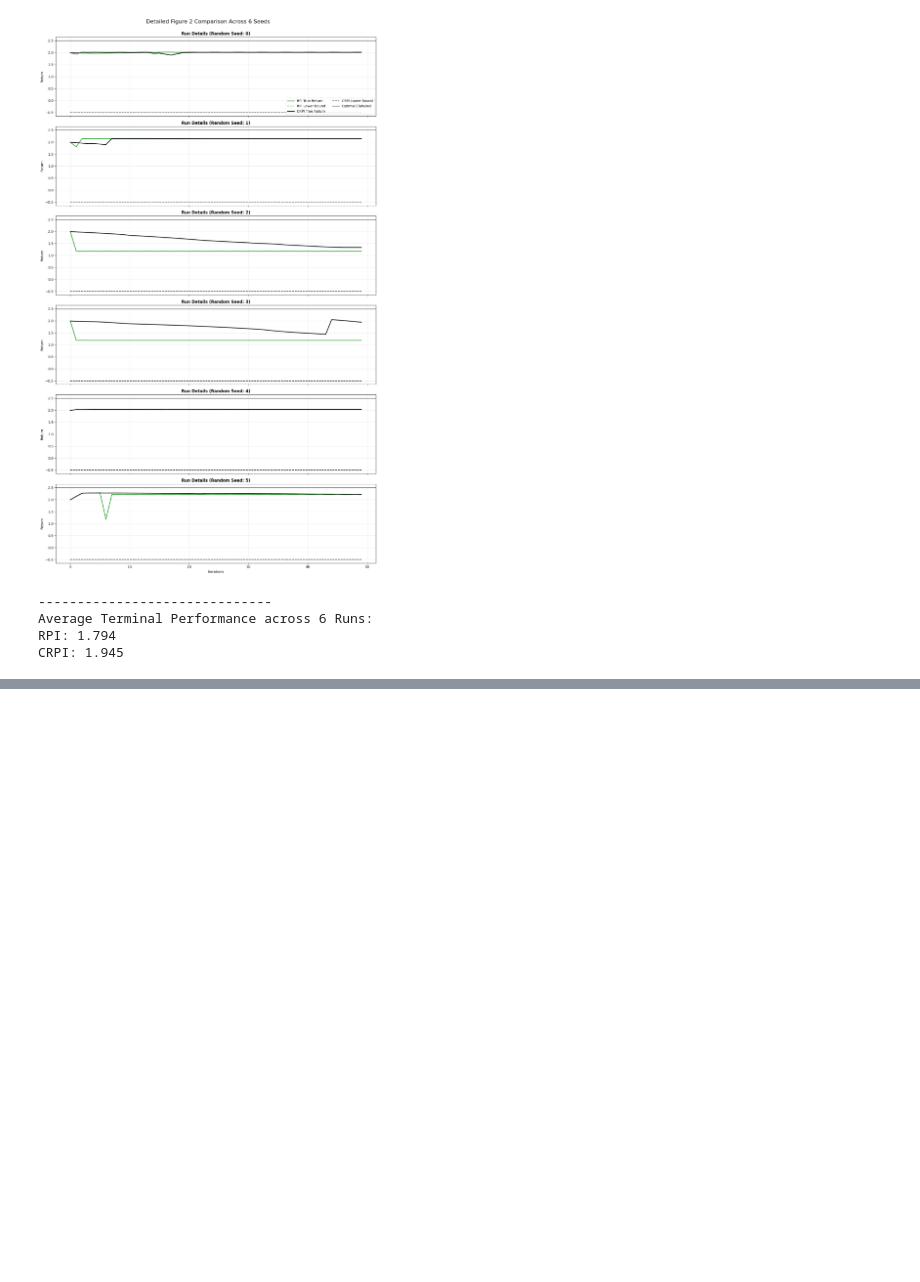
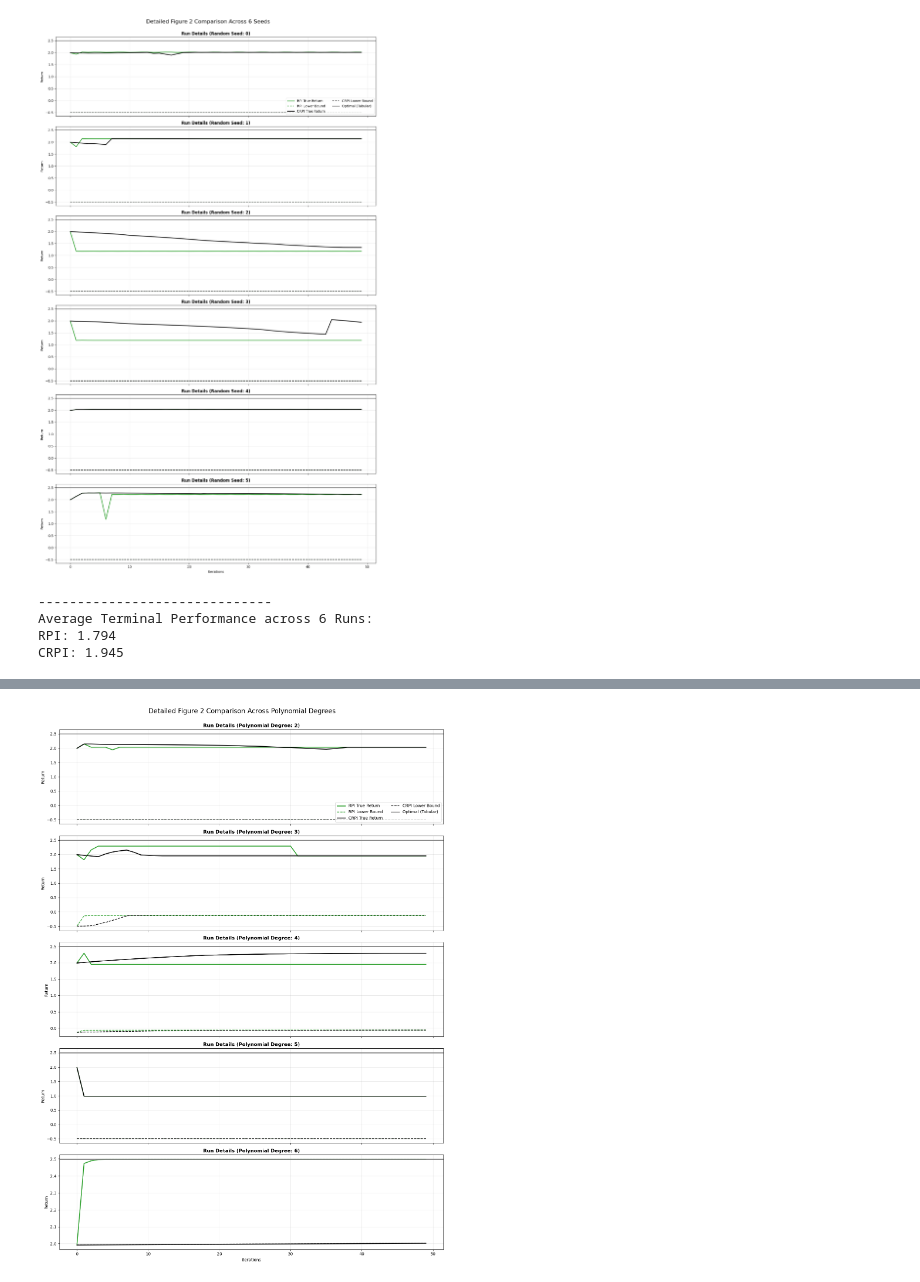
Before and after one commit to MrudaniPimpalkhare/TabularRL_DiscountFactors, a Jupyter notebook: optimal_stopping.ipynb, the cells around one changed output, grey strips where cells are left out. Drawn from its saved outputs; the diff is of its cells as text; code cells hidden in the pictures; blank space fills up the shorter version.

Commit message:
Switched to SCS, and also ran optimal_stopping with polynomial_fa

```diff
--- a/optimal_stopping.ipynb
+++ b/optimal_stopping.ipynb
@@ -223,3 +319,77 @@ CRPI Iteration 50/50 | alpha_k = 0.1781
 Average Terminal Performance across 6 Runs:
 RPI: 1.794
 CRPI: 1.945
+# %%
+# --- CELL 3 (Modified for Polynomial Degrees) ---
+degrees = [2, 3, 4, 5, 6]
+n_degrees = len(degrees)
+
+# Store metrics for output
+rpi_terminals = []
+crpi_terminals = []
+
+# Create a grid of stacked subplots based on the number of degrees
+fig, axes = plt.subplots(n_degrees, 1, figsize=(14, 4 * n_degrees), sharex=True)
+fig.suptitle(f"Detailed Figure 2 Comparison Across Polynomial Degrees", fontsize=16)
+
+print(f"Running {n_degrees} detailed runs with varying polynomial degrees. This will take a moment...")
+
+# -- Fixed Base Feature Generation --
+# Generate base features once so the comparison across degrees is fair
+np.random.seed(42)
+# Note: Ensure 'SA' and 'd_features' (raw feature count) are defined in your notebook
+Phi_raw = np.random.uniform(1, 5, size=(SA, d_features))
+
+# Loop through each degree to train and plot immediately
+for i, deg in enumerate(degrees):
+    ax = axes[i]  # Get the current subplot
+
+    # -- 1. Train RPI --
+    # Use PolynomialFA with the current degree
+    rpi_agent = RPI(env, PolynomialFA(Phi_raw, degree=deg), gamma, iters)
+    _, _, rpi_hist = rpi_agent.train(track_metrics=True)
+    rpi_terminals.append(rpi_hist['true_return'][-1])
+
+    # -- 2. Train CRPI --
+    crpi_agent = CRPI(env, PolynomialFA(Phi_raw, degree=deg), gamma, iters)
+    _, _, crpi_hist = crpi_agent.train(track_metrics=True)
+    crpi_terminals.append(crpi_hist['true_return'][-1])
+
+    # -- 3. Plotting Subplot (Strict Figure 2 Template) --
+    # Plot RPI (Solid True, Dotted Estimated)
+    ax.plot(rpi_hist['true_return'], color='#2ca02c', label='RPI True Return', linewidth=2)
+    ax.plot(rpi_hist['est_return'], color='#2ca02c', linestyle='--', label='RPI Lower Bound')
+
+    # Plot CRPI (Solid True, Dotted Estimated)
+    ax.plot(crpi_hist['true_return'], color='#000000', label='CRPI True Return', linewidth=2)
+    ax.plot(crpi_hist['est_return'], color='#000000', linestyle='--', label='CRPI Lower Bound')
+
+    # Plot Optimal Baseline (Assuming optimal_return is defined earlier)
+    ax.axhline(optimal_return, color='gray', linewidth=2, linestyle='-', label='Optimal (Tabular)')
+
+    # Labels and formatting for each subplot
+    ax.set_title(f"Run Details (Polynomial Degree: {deg})", fontweight='bold')
+    ax.set_ylabel("Return")
+    ax.grid(alpha=0.3)
+
+    # Add legend only to the first subplot to reduce clutter
+    if i == 0:
+        ax.legend(loc='lower right', ncol=2)
+
+# Set common x-label
+axes[-1].set_xlabel("Iterations")
+
+plt.tight_layout(rect=[0, 0.03, 1, 0.98]) # Adjust layout to fit main title
+plt.show()
+
+# -- 4. Output Summary Metrics --
+print("-" * 30)
+print(f"Terminal Performance across Polynomial Degrees:")
+for idx, deg in enumerate(degrees):
+    print(f"Degree {deg} -> RPI: {rpi_terminals[idx]:.3f} | CRPI: {crpi_terminals[idx]:.3f}")
+
+print("-" * 30)
+print(f"Average Terminal Performance:")
+print(f"RPI Average: {np.mean(rpi_terminals):.3f}")
+print(f"CRPI Average: {np.mean(crpi_terminals):.3f}")
+# %% [output]
@@ -225,0 +481 @@ CRPI: 1.945
+[figure, added]
```
Also changed, not shown: parts of 8 cells of this notebook, 1 other file.
